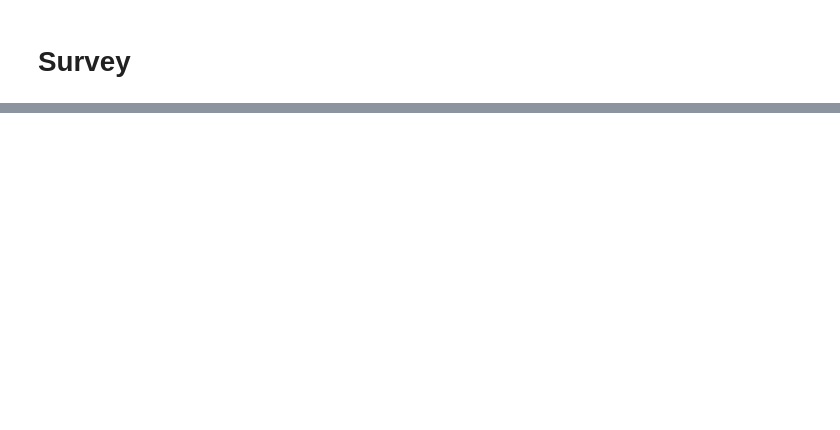
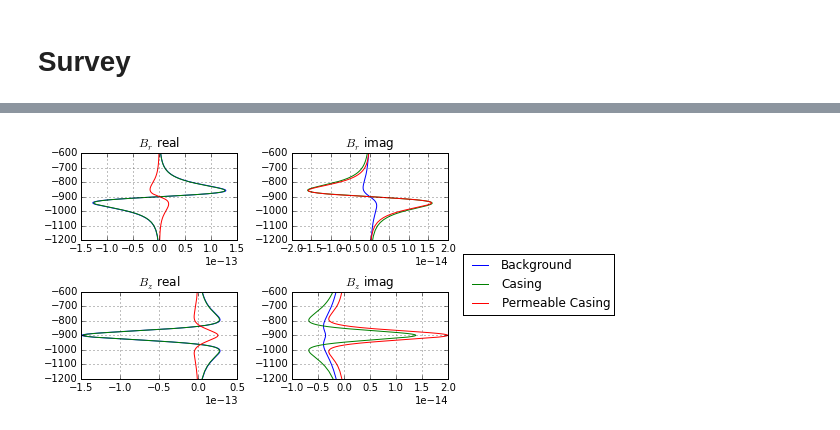
Before and after one commit to simpeg/presentations, a Jupyter notebook: SciPy2015/EdIndustryResearch/CasingResearchEx.ipynb, the cells around one changed output, grey strips where cells are left out. Cells and saved outputs as stored; diff of their text form; code cells hidden in the pictures; blank space fills up the shorter version.

```diff
--- a/SciPy2015/EdIndustryResearch/CasingResearchEx.ipynb
+++ b/SciPy2015/EdIndustryResearch/CasingResearchEx.ipynb
@@ -222,0 +156,43 @@ EM.FDEM.
+# %%
+# line where we are evaluating
+r = 90.
+z = np.linspace(-1200.,-600.,1000)
+# %%
+XYZ = Utils.ndgrid(np.r_[r], np.r_[0], z)
+
+Pfz = meshp.getInterpolationMat(XYZ, 'Fz')
+Pfx = meshp.getInterpolationMat(XYZ, 'Fx')
+
+bBack = fieldsBack[dmSrcList[0],'b']
+bCasingMu0 = fieldsCasingMu0[dmSrcList[0],'b']
+bCasingMu = fieldsCasingMu[dmSrcList[0],'b']
+
+bxBack, bzBack = Pfx*bBack, Pfz*bBack
+bxCasingMu0, bzCasingMu0 = Pfx*bCasingMu0, Pfz*bCasingMu0
+bxCasingMu, bzCasingMu = Pfx*bCasingMu, Pfz*bCasingMu
+# %%
+# Plot Magnetic Fields
+plt.subplot(221)
+plt.plot(bxBack.real,z,bxCasingMu0.real,z,bxCasingMu.real,z)
+plt.grid(which='both')
+plt.title('$B_r$ real')
+
+plt.subplot(222)
+plt.plot(bxBack.imag,z,bxCasingMu0.imag,z,bxCasingMu.imag,z)
+plt.grid(which='both')
+plt.title('$B_r$ imag')
+
+plt.subplot(223)
+plt.plot(bzBack.real,z,bzCasingMu0.real,z,bzCasingMu.real,z)
+plt.grid(which='both')
+plt.title('$B_z$ real')
+
+plt.subplot(224)
+plt.plot(bzBack.imag,z,bzCasingMu0.imag,z,bzCasingMu.imag,z)
+plt.grid(which='both')
+plt.title('$B_z$ imag')
+plt.legend(['Background','Casing', 'Permeable Casing'],bbox_to_anchor=(2.1,1.5))
+
+plt.tight_layout()
+# %% [output]
+[figure, added]
```
Also changed, not shown: parts of 13 cells of this notebook, 1 other file.
